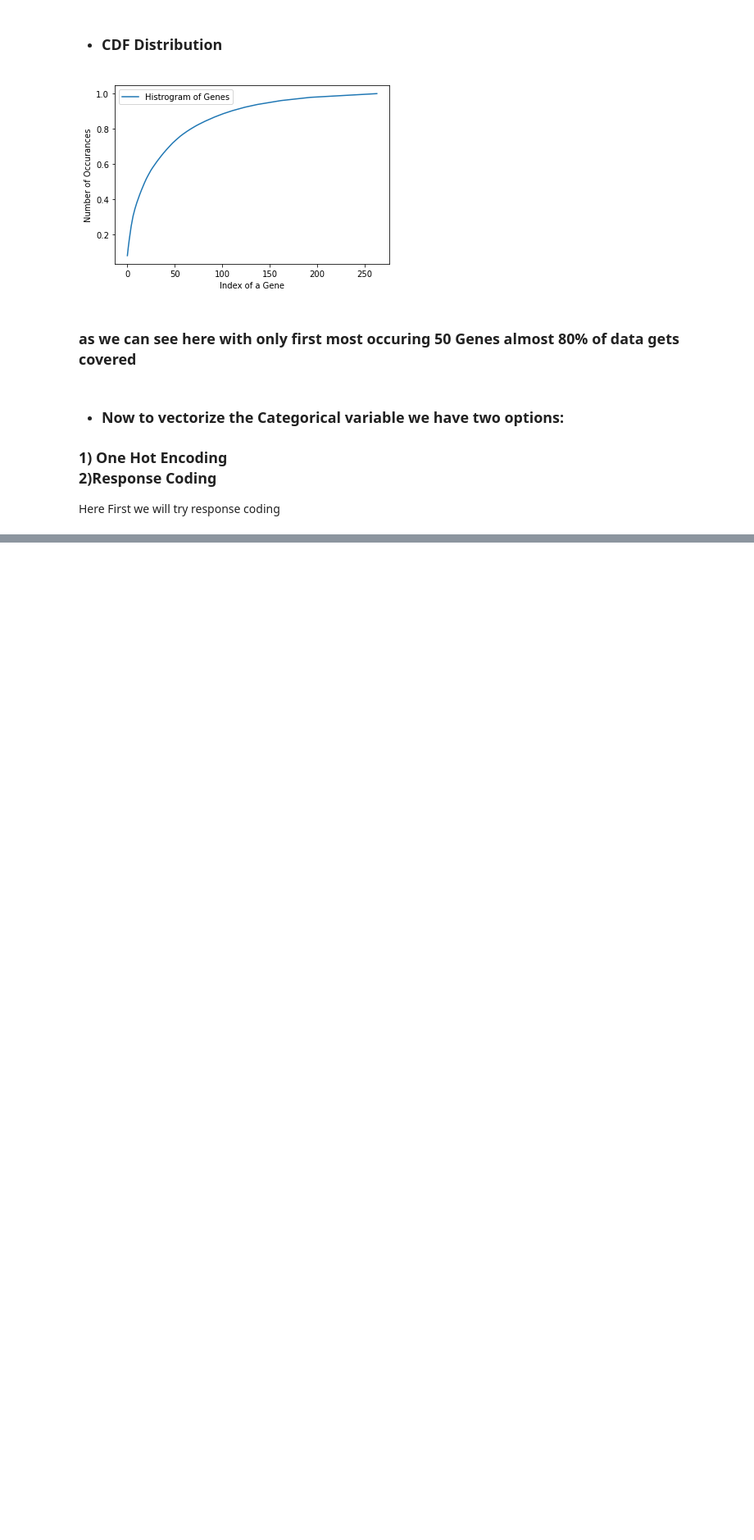
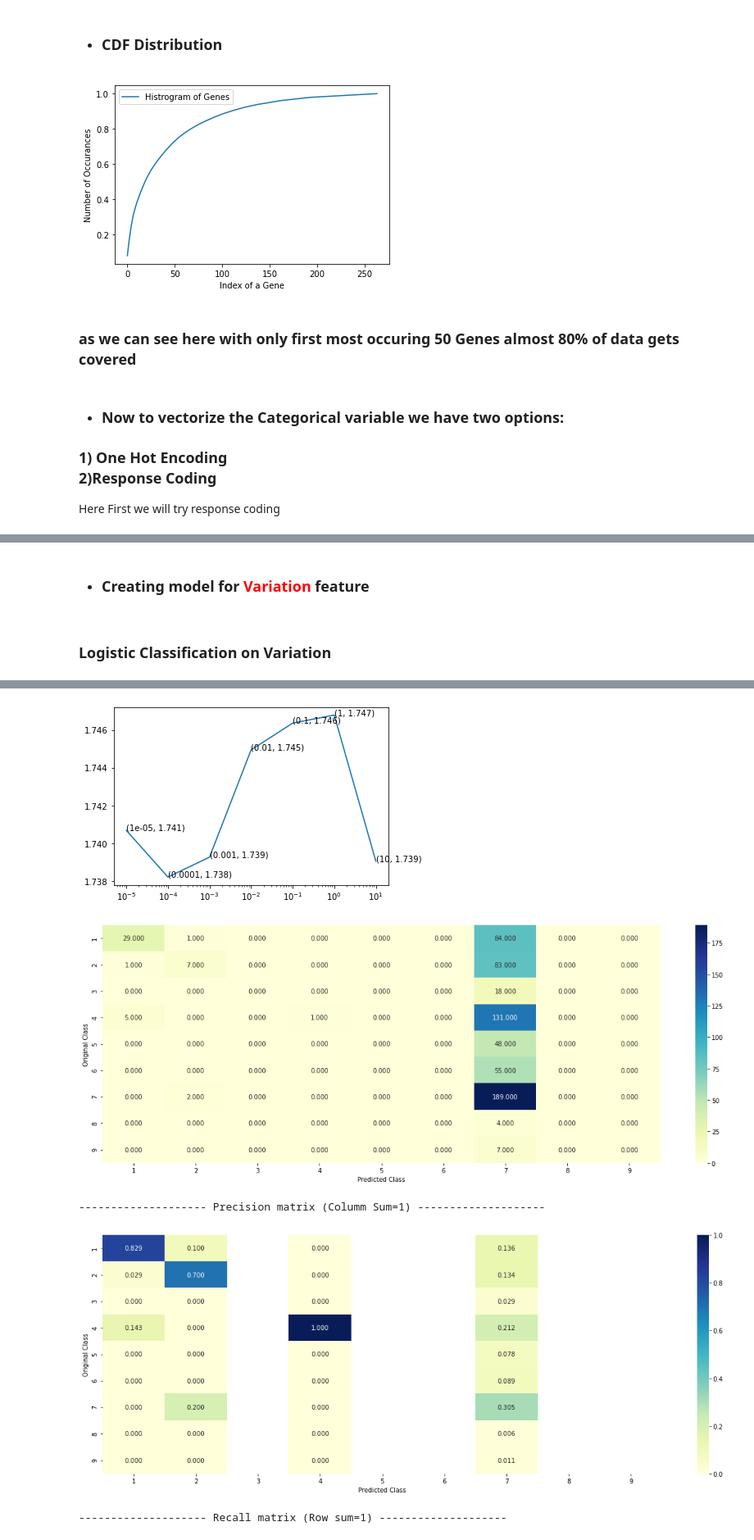
Before and after one commit to Sahil-Chavan/ML_Playground, a Jupyter notebook: CaseStudies/2-Cancer/CancerStudy.ipynb, the cells around one changed output, grey strips where cells are left out. Shown at 82% size. Cells and saved outputs as stored; diff of their text form; code cells hidden in the pictures; blank space fills up the shorter version.

```diff
--- a/CaseStudies/2-Cancer/CancerStudy.ipynb
+++ b/CaseStudies/2-Cancer/CancerStudy.ipynb
@@ -226,0 +464,7 @@ cv_gene_response = pd.DataFrame(list(cvx['Gene'].apply(lambda x:mappResDict(x,re
+# %%
+OHE = OneHotEncoder(sparse=0,handle_unknown='ignore')
+OHE.fit(trainx['Variation'].to_numpy().reshape(-1,1))
+train_vari_ohe = OHE.transform(trainx['Variation'].to_numpy().reshape(-1,1))
+test_vari_ohe = OHE.transform(testx['Variation'].to_numpy().reshape(-1,1))
+cv_vari_ohe = OHE.transform(cvx['Variation'].to_numpy().reshape(-1,1))
+train_vari_ohe.shape,test_vari_ohe.shape,cv_vari_ohe.shape
@@ -226,0 +487,35 @@ cv_gene_response = pd.DataFrame(list(cvx['Gene'].apply(lambda x:mappResDict(x,re
+# %% [markdown]
+- <h3> Creating model for <font color=red> Variation </font> feature </h3>
+# %% [markdown]
+### Logistic Classification on Variation
+# %%
+# Logistic classification With method='sigmoid' in CalibratedClassifierCV
+log_loss_Logi = []
+alphas = [10 ** x for x in range(-5,2)]
+for alpha in tqdm(alphas):
+    log_clf = SGDClassifier(loss='log',penalty='l2',alpha=alpha,random_state=99,n_jobs=-1)
+    log_clf.fit(train_vari_ohe,trainy)
+    log_calib = CalibratedClassifierCV(log_clf,method='sigmoid',cv='prefit')
+    log_calib.fit(cv_vari_ohe,cvy)
+    Y_predict_log = log_calib.predict_proba(test_vari_ohe)
+    log_loss_Logi.append(log_loss(testy,Y_predict_log,eps=1e-15))
+''' We should be doing the CV here as we are using the Y_test for getting the best apha which is totally wrong'''
+print('Test log losses:',log_loss_Logi)
+# plt.plot(alphas,log_loss_Logi) #matplotlib
+# plt.show()
+sns.lineplot(alphas,log_loss_Logi).set(xscale="log")
+ax=plt.gca()
+for i, txt in enumerate(np.round(log_loss_Logi,3)):
+    ax.annotate((alphas[i],np.round(txt,3)), (alphas[i],log_loss_Logi[i]))
+
+bst_alpha = alphas[log_loss_Logi.index(min(log_loss_Logi))]
+bst_estimator_Logi = SGDClassifier(loss='log',penalty='l2',alpha=bst_alpha,random_state=99,n_jobs=-1)
+bst_estimator_Logi.fit(train_vari_ohe,trainy)
+bst_estimator_Logi_calib = CalibratedClassifierCV(bst_estimator_Logi,method='sigmoid',cv='prefit')
+bst_estimator_Logi_calib.fit(cv_vari_ohe,cvy)
+print('Best alpha:',bst_alpha)
+print('Train Log-loss:',log_loss(trainy,bst_estimator_Logi_calib.predict_proba(train_vari_ohe),eps=1e-15))
+print('CV Log-loss:',log_loss(cvy,bst_estimator_Logi_calib.predict_proba(cv_vari_ohe),eps=1e-15))
+print('Test Log-loss:',log_loss(testy,bst_estimator_Logi_calib.predict_proba(test_vari_ohe),eps=1e-15))
+plot_confusion_matrix(testy,bst_estimator_Logi.predict(test_vari_ohe))
+# %% [output]
@@ -226,0 +528,5 @@ cv_gene_response = pd.DataFrame(list(cvx['Gene'].apply(lambda x:mappResDict(x,re
+[figure, added]
+[figure, added]
+-------------------- Precision matrix (Columm Sum=1) --------------------
+[figure, added]
+-------------------- Recall matrix (Row sum=1) --------------------
```
Also changed, not shown: parts of 48 cells of this notebook.
